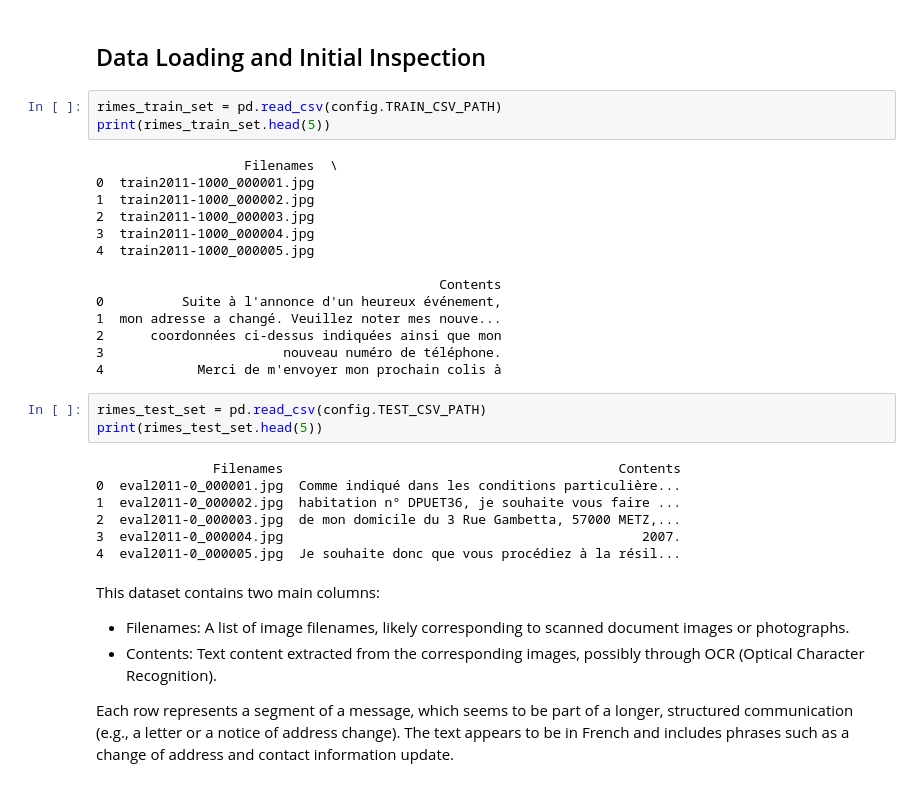
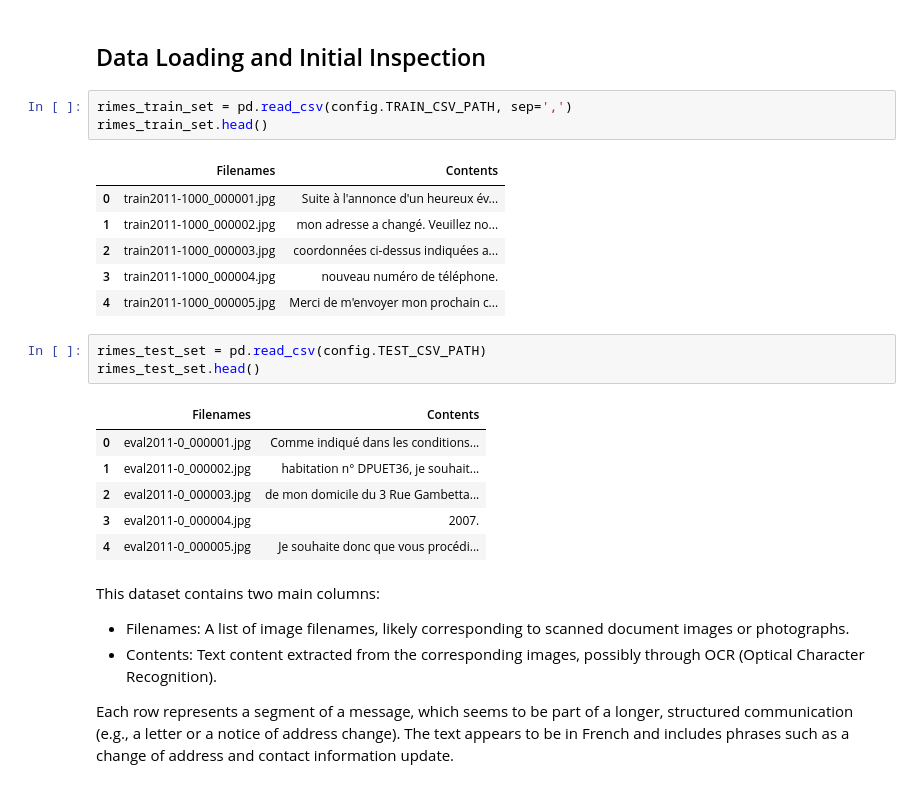
Before and after one commit to kpozniakd/RIMAS, a Jupyter notebook: src/notebooks/main_pipeline.ipynb, the cells around one changed output. Drawn from its saved outputs; the diff is of its cells as text.

```diff
--- a/src/notebooks/main_pipeline.ipynb
+++ b/src/notebooks/main_pipeline.ipynb
@@ -26,32 +31,25 @@ from core.helpers.eda.visualization import plot_text_length_distribution, word_l
 # %% [markdown]
 ## Data Loading and Initial Inspection
 # %%
-rimes_train_set = pd.read_csv(config.TRAIN_CSV_PATH)
-print(rimes_train_set.head(5))
+rimes_train_set = pd.read_csv(config.TRAIN_CSV_PATH, sep=',')
+rimes_train_set.head()
 # %% [output]
-                   Filenames  \
-0  train2011-1000_000001.jpg
-1  train2011-1000_000002.jpg
-2  train2011-1000_000003.jpg
-3  train2011-1000_000004.jpg
-4  train2011-1000_000005.jpg
-
-                                            Contents
-0          Suite à l'annonce d'un heureux événement,
-1  mon adresse a changé. Veuillez noter mes nouve...
-2      coordonnées ci-dessus indiquées ainsi que mon
-3                       nouveau numéro de téléphone.
-4            Merci de m'envoyer mon prochain colis à
+|  | Filenames | Contents |
+| 0 | train2011-1000_000001.jpg | Suite à l'annonce d'un heureux év... |
+| 1 | train2011-1000_000002.jpg | mon adresse a changé. Veuillez no... |
+| 2 | train2011-1000_000003.jpg | coordonnées ci-dessus indiquées a... |
+| 3 | train2011-1000_000004.jpg | nouveau numéro de téléphone. |
+| 4 | train2011-1000_000005.jpg | Merci de m'envoyer mon prochain c... |
 # %%
 rimes_test_set = pd.read_csv(config.TEST_CSV_PATH)
-print(rimes_test_set.head(5))
+rimes_test_set.head()
 # %% [output]
-               Filenames                                           Contents
-0  eval2011-0_000001.jpg  Comme indiqué dans les conditions particulière...
-1  eval2011-0_000002.jpg  habitation n° DPUET36, je souhaite vous faire ...
-2  eval2011-0_000003.jpg  de mon domicile du 3 Rue Gambetta, 57000 METZ,...
-3  eval2011-0_000004.jpg                                              2007.
-4  eval2011-0_000005.jpg  Je souhaite donc que vous procédiez à la résil...
+|  | Filenames | Contents |
+| 0 | eval2011-0_000001.jpg | Comme indiqué dans les conditions... |
+| 1 | eval2011-0_000002.jpg | habitation n° DPUET36, je souhait... |
+| 2 | eval2011-0_000003.jpg | de mon domicile du 3 Rue Gambetta... |
+| 3 | eval2011-0_000004.jpg | 2007. |
+| 4 | eval2011-0_000005.jpg | Je souhaite donc que vous procédi... |
 # %% [markdown]
 This dataset contains two main columns:
 - Filenames: A list of image filenames, likely corresponding to scanned document images or photographs.
```
Also changed, not shown: parts of 6 cells of this notebook, 3 other files.
